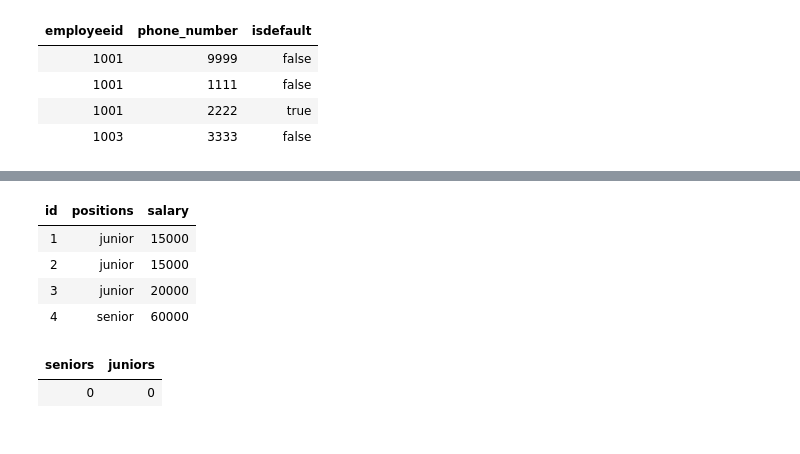
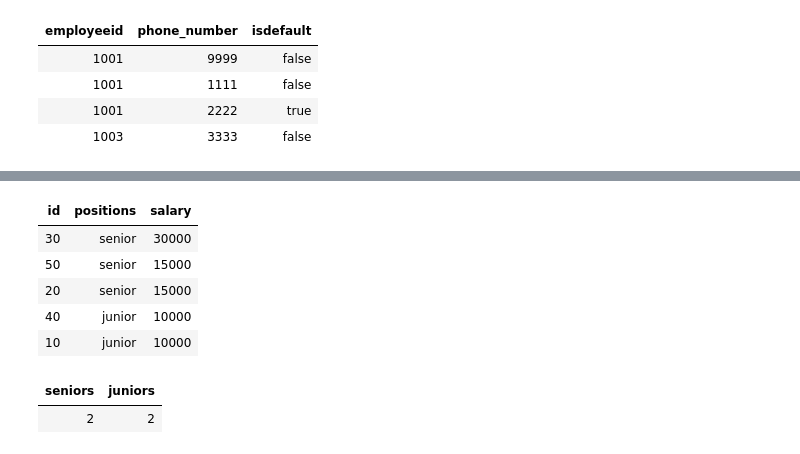
Before and after one commit to Rupam-1/SQL-Pyspark-practise_youtube, a Jupyter notebook: 06. SQL - Part4.ipynb, the cells around one changed output, grey strips where cells are left out. Drawn from its saved outputs; the diff is of its cells as text; code cells hidden in the pictures.

```diff
--- a/06. SQL - Part4.ipynb
+++ b/06. SQL - Part4.ipynb
@@ -484,41 +491,50 @@ group by emp1_id;
 # %%
 %sql
 DROP TABLE IF EXISTS candidates;
 CREATE TABLE candidates (
     id INT PRIMARY KEY,
     positions VARCHAR(10) NOT NULL,
     salary INT NOT NULL
 );
 
 --------------------------------  Test Case 1  ---------------------------------------
 -- INSERT INTO candidates VALUES
 -- (1, 'junior', 5000),
 -- (2, 'junior', 7000),
 -- (3, 'junior', 7000),
 -- (4, 'senior', 10000),
 -- (5, 'senior', 30000),
 -- (6, 'senior', 20000);
 
 
 ----------------------------------- Test case 2 ---------------------------------------------
 -- insert into candidates values(20,'junior',10000);
 -- insert into candidates values(30,'senior',15000);
 -- insert into candidates values(40,'senior',30000);
 
 
 ----------------------------------- Test case 3 ---------------------------------------------
-insert into candidates values(1,'junior',15000);
-insert into candidates values(2,'junior',15000);
-insert into candidates values(3,'junior',20000);
-insert into candidates values(4,'senior',60000);
+-- insert into candidates values(1,'junior',15000);
+-- insert into candidates values(2,'junior',15000);
+-- insert into candidates values(3,'junior',20000);
+-- insert into candidates values(4,'senior',60000);
+
+
+----------------------------------- Test case 4 ---------------------------------------------
+insert into candidates values(10,'junior',10000);
+insert into candidates values(40,'junior',10000);
+insert into candidates values(20,'senior',15000);
+insert into candidates values(30,'senior',30000);
+insert into candidates values(50,'senior',15000);
 
 SELECT * FROM candidates;
 # %% [output]
 | id | positions | salary |
-| 1 | junior | 15000 |
-| 2 | junior | 15000 |
-| 3 | junior | 20000 |
-| 4 | senior | 60000 |
+| 30 | senior | 30000 |
+| 50 | senior | 15000 |
+| 20 | senior | 15000 |
+| 40 | junior | 10000 |
+| 10 | junior | 10000 |
 # %%
 %sql
 with cte as (
@@ -527,7 +543,7 @@ with cte as (
     from candidates
 ),
 cte1 as (
-    select count(*) as seniors, sum(salary) as s_salary from cte
+    select count(*) as seniors, coalesce(sum(salary),0) as s_salary from cte
     where positions = "senior" and running_total < 50000
 ),
 cte2 as (
@@ -538,4 +554,4 @@ cte2 as (
 select seniors, juniors from cte1, cte2;
 # %% [output]
 | seniors | juniors |
-| 0 | 0 |
+| 2 | 2 |
```
Also changed, not shown: parts of 1 cell of this notebook, 1 other file.
